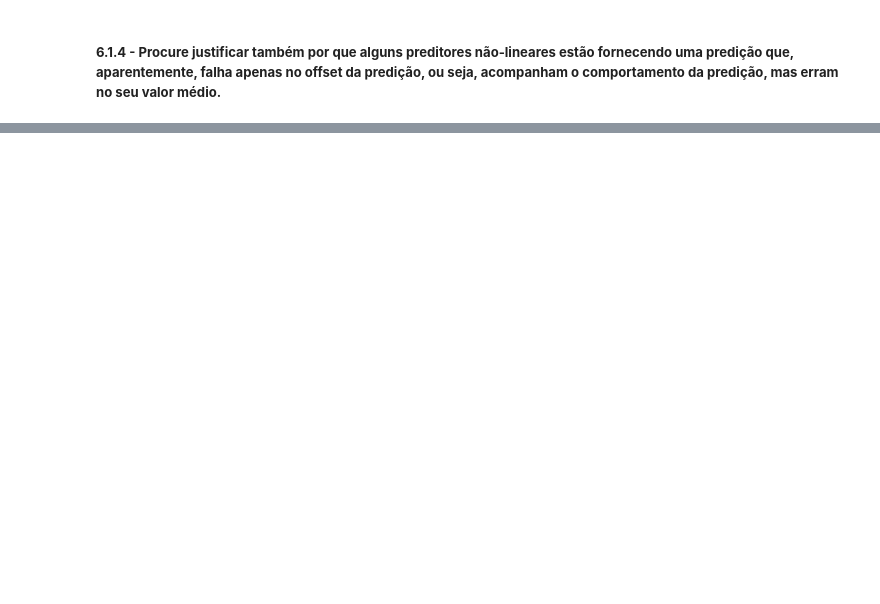
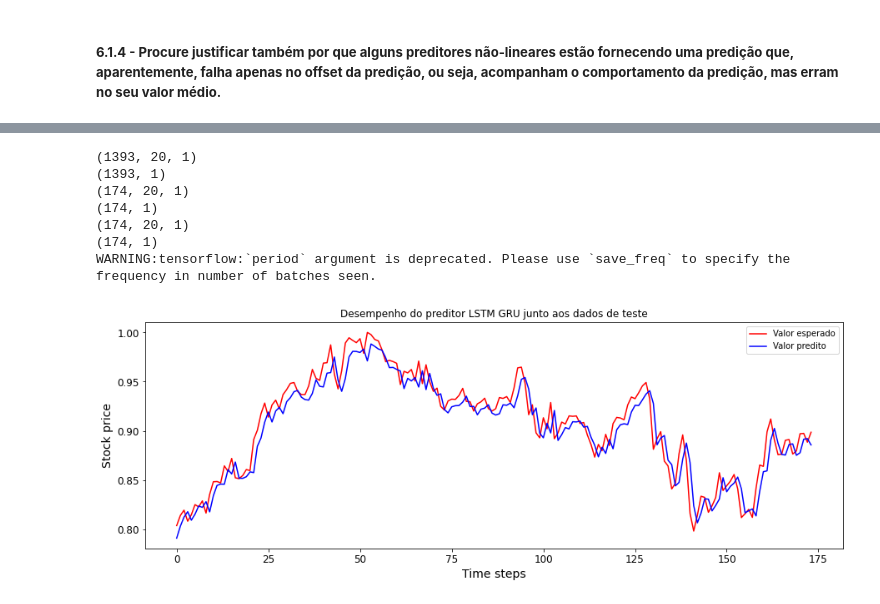
Before and after one commit to guilherme-rosa/IA353_RedesNeurais, a Jupyter notebook: EFC3/Q6/Q6P1_NYSP.ipynb, the cells around one changed output, grey strips where cells are left out. Saved outputs shown, nothing was run; the diff lists cells and outputs as text; code cells hidden in the pictures; blank space fills up the shorter version.

```diff
--- a/EFC3/Q6/Q6P1_NYSP.ipynb
+++ b/EFC3/Q6/Q6P1_NYSP.ipynb
@@ -949,0 +999,61 @@ plt.show()
+# %%
+EPOCHS = 200
+x_train = np.asarray(x_train)
+if len(x_train.shape) < 3:
+    x_train = np.expand_dims(x_train, axis=2)
+y_train = np.asarray(y_train)
+y_train = y_train.reshape(-1,1)
+
+x_valid = np.asarray(x_valid)
+if len(x_valid.shape) < 3:
+    x_valid = np.expand_dims(x_valid, axis=2)
+y_valid = np.asarray(y_valid)
+y_valid = y_valid.reshape(-1,1)
+
+x_test = np.asarray(x_test)
+if len(x_test.shape) < 3:
+    x_test = np.expand_dims(x_test, axis=2)
+y_test = np.asarray(y_test)
+y_test = y_test.reshape(-1,1)
+
+print(x_train.shape)
+print(y_train.shape)
+print(x_valid.shape)
+print(y_valid.shape)
+print(x_test.shape)
+print(y_test.shape)
+
+np.random.seed(42)
+tf.random.set_seed(42)
+model_RNN2 = keras.models.Sequential([
+    keras.layers.GRU(seq_len, return_sequences=True, input_shape=[None, 1]),
+    keras.layers.GRU(seq_len, return_sequences=True),
+    keras.layers.Dense(1)
+])
+
+model_RNN2.compile(loss="mse", optimizer="adam")
+earlystop = EarlyStopping(monitor='val_loss', min_delta=0, patience=EPOCHS) # Se desejar early stopping, definir patience = 10
+best_val = ModelCheckpoint('model_RNN2_{epoch:02d}.h5', save_best_only=True, mode='min', period=1)
+history = model_RNN2.fit(x_train, y_train, epochs=EPOCHS, validation_data=(x_valid, y_valid), callbacks=[earlystop, best_val], verbose=0)
+
+best_epoch = np.argmin(np.array(history.history['val_loss']))+1
+model_RNN2.load_weights("model_RNN2_{:02d}.h5".format(best_epoch))
+
+y_pred = model_RNN2.predict(x_test)
+plt.figure(figsize=(15, 5));
+plt.plot(y_test, color='red', label='Valor esperado')
+plt.plot(y_pred[:,seq_len - 1], color='blue', label='Valor predito')
+plt.title('Desempenho do preditor LSTM GRU junto aos dados de teste')
+plt.xlabel('Time steps')
+plt.ylabel('Stock price')
+plt.legend(loc='best')
+plt.show()
+# %% [output]
+(1393, 20, 1)
+(1393, 1)
+(174, 20, 1)
+(174, 1)
+(174, 20, 1)
+(174, 1)
+WARNING:tensorflow:`period` argument is deprecated. Please use `save_freq` to specify the frequency in number of batches seen.
+[figure, added]
```
Also changed, not shown: parts of 17 cells of this notebook.
